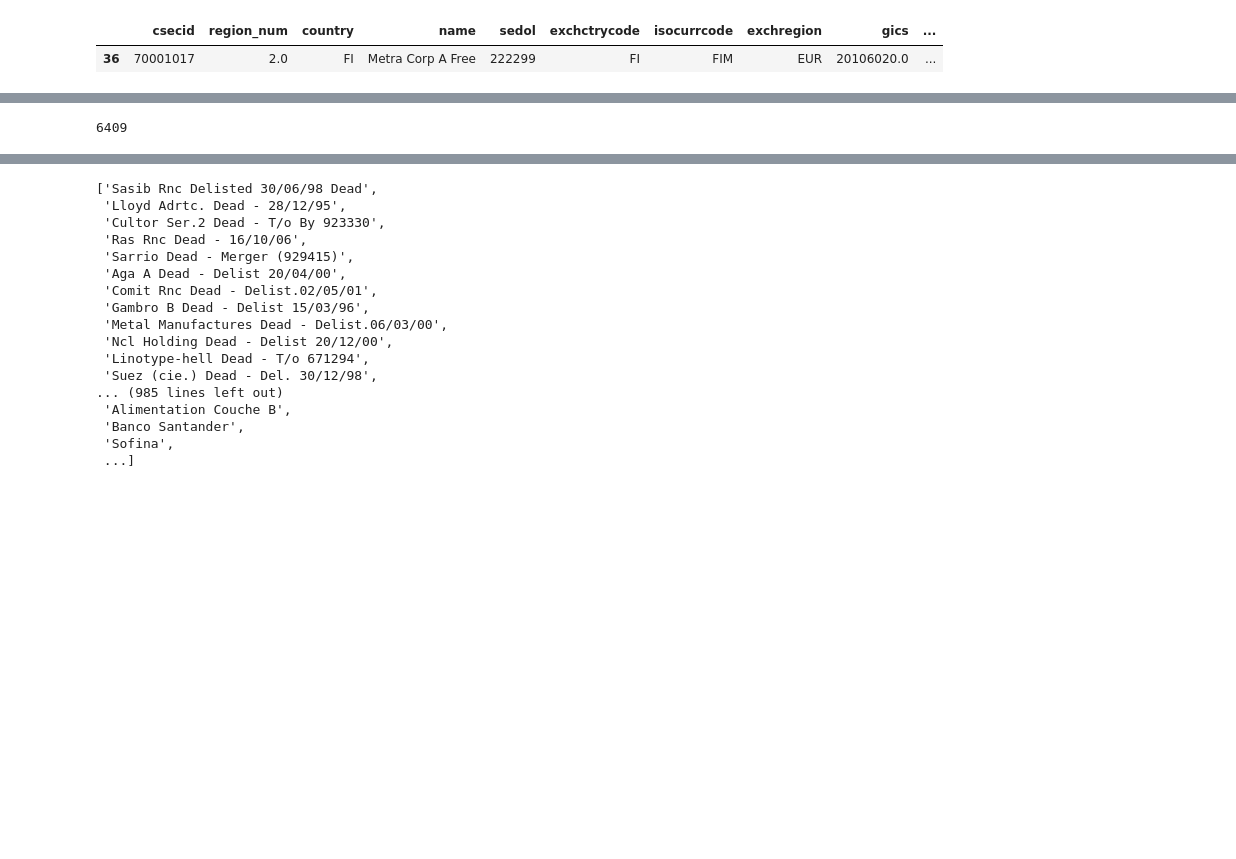
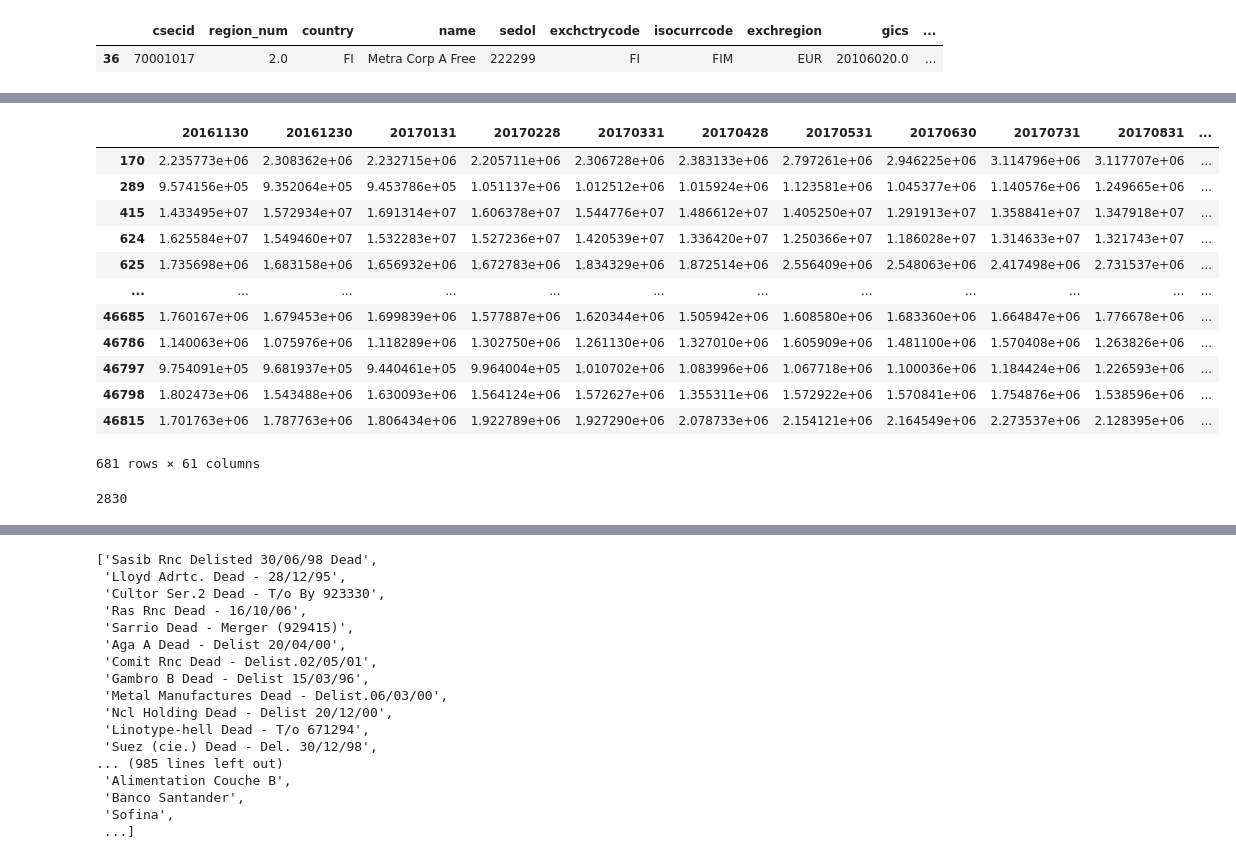
Before and after one commit to QingzhiHu/Harnessing-the-Web-and-Knowledge-Graphs-for-Automtated-Impact-Investing-Scoring, a Jupyter notebook: python-package-webscrapping/get_companies.ipynb, the cells around one changed output, grey strips where cells are left out. Cells and saved outputs as stored; diff of their text form; code cells hidden in the pictures; blank space fills up the shorter version.

```diff
--- a/python-package-webscrapping/get_companies.ipynb
+++ b/python-package-webscrapping/get_companies.ipynb
@@ -41,8 +52,25 @@ data_all[data_all.count_numeric >= 20]
+# %%
+data_em[data_em.count_numeric >= 48]
+# %% [output]
+|  | 20161130 | 20161230 | 20170131 | 20170228 | 20170331 | 20170428 | 20170531 | 20170630 | 20170731 | 20170831 | ... |
+| 170 | 2.235773e+06 | 2.308362e+06 | 2.232715e+06 | 2.205711e+06 | 2.306728e+06 | 2.383133e+06 | 2.797261e+06 | 2.946225e+06 | 3.114796e+06 | 3.117707e+06 | ... |
+| 289 | 9.574156e+05 | 9.352064e+05 | 9.453786e+05 | 1.051137e+06 | 1.012512e+06 | 1.015924e+06 | 1.123581e+06 | 1.045377e+06 | 1.140576e+06 | 1.249665e+06 | ... |
+| 415 | 1.433495e+07 | 1.572934e+07 | 1.691314e+07 | 1.606378e+07 | 1.544776e+07 | 1.486612e+07 | 1.405250e+07 | 1.291913e+07 | 1.358841e+07 | 1.347918e+07 | ... |
+| 624 | 1.625584e+07 | 1.549460e+07 | 1.532283e+07 | 1.527236e+07 | 1.420539e+07 | 1.336420e+07 | 1.250366e+07 | 1.186028e+07 | 1.314633e+07 | 1.321743e+07 | ... |
+| 625 | 1.735698e+06 | 1.683158e+06 | 1.656932e+06 | 1.672783e+06 | 1.834329e+06 | 1.872514e+06 | 2.556409e+06 | 2.548063e+06 | 2.417498e+06 | 2.731537e+06 | ... |
+| ... | ... | ... | ... | ... | ... | ... | ... | ... | ... | ... | ... |
+| 46685 | 1.760167e+06 | 1.679453e+06 | 1.699839e+06 | 1.577887e+06 | 1.620344e+06 | 1.505942e+06 | 1.608580e+06 | 1.683360e+06 | 1.664847e+06 | 1.776678e+06 | ... |
+| 46786 | 1.140063e+06 | 1.075976e+06 | 1.118289e+06 | 1.302750e+06 | 1.261130e+06 | 1.327010e+06 | 1.605909e+06 | 1.481100e+06 | 1.570408e+06 | 1.263826e+06 | ... |
+| 46797 | 9.754091e+05 | 9.681937e+05 | 9.440461e+05 | 9.964004e+05 | 1.010702e+06 | 1.083996e+06 | 1.067718e+06 | 1.100036e+06 | 1.184424e+06 | 1.226593e+06 | ... |
+| 46798 | 1.802473e+06 | 1.543488e+06 | 1.630093e+06 | 1.564124e+06 | 1.572627e+06 | 1.355311e+06 | 1.572922e+06 | 1.570841e+06 | 1.754876e+06 | 1.538596e+06 | ... |
+| 46815 | 1.701763e+06 | 1.787763e+06 | 1.806434e+06 | 1.922789e+06 | 1.927290e+06 | 2.078733e+06 | 2.154121e+06 | 2.164549e+06 | 2.273537e+06 | 2.128395e+06 | ... |
+681 rows × 61 columns
 # %%
-ids = list(set(data_em[data_em.count_numeric >= 36].csecid.values.tolist() + data_all[data_all.count_numeric >= 36].csecid.values.tolist()))
+fraction = 0.5
+ids = list(set(data1[data1.count_numeric >= 60*fraction].csecid.values.tolist() + data2[data2.count_numeric >= 60*fraction].csecid.values.tolist()))
 len(ids)
 # %% [output]
-6409
+2830
 # %%
 companies = df[df.csecid.isin(ids)].name.unique().tolist()
 # companies
```
Also changed, not shown: parts of 7 cells of this notebook, 4 other files.
